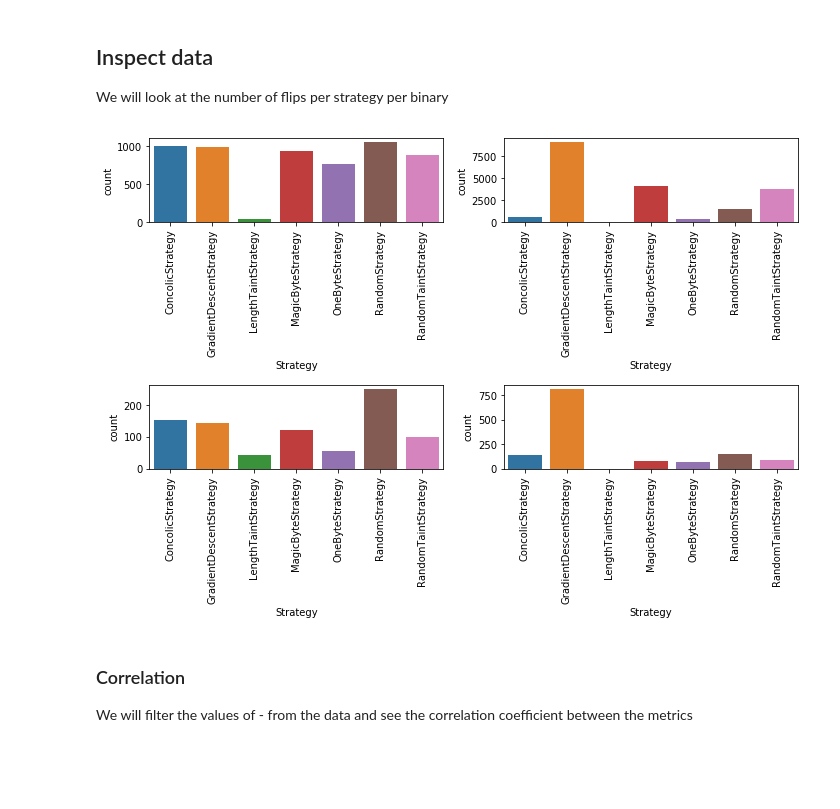
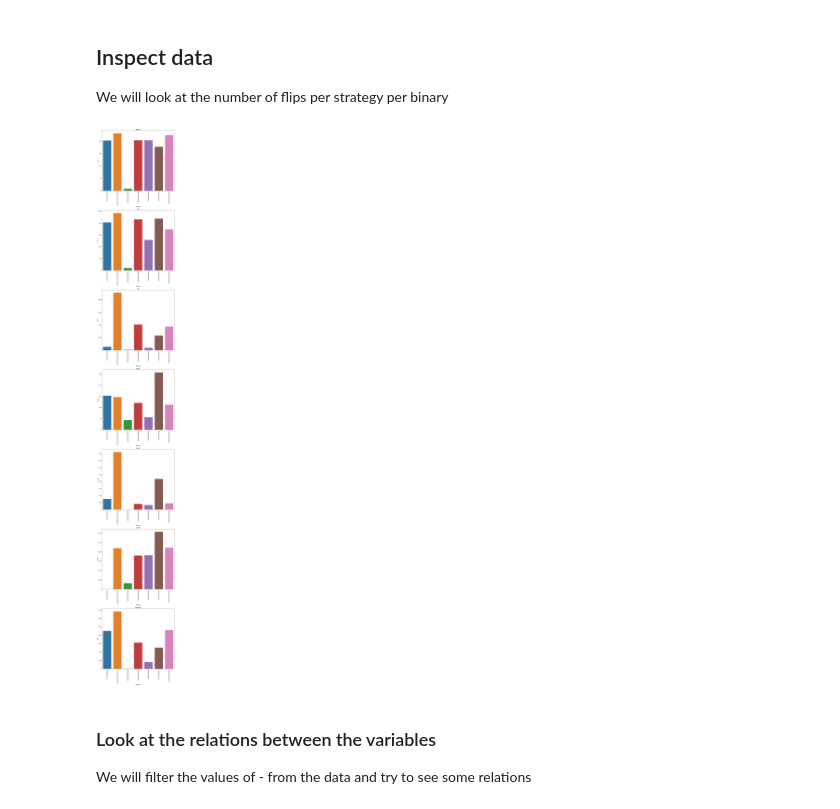
Before and after one commit to Dhayalanb/MotivationThesis, a Jupyter notebook: fuzz_checker/fuzz_checker.ipynb, the cells around one changed output. Cells and saved outputs as stored; diff of their text form; code cells hidden in the pictures; blank space fills up the shorter version.

```diff
--- a/fuzz_checker/fuzz_checker.ipynb
+++ b/fuzz_checker/fuzz_checker.ipynb
@@ -17,14 +17,14 @@ import matplotlib.pyplot as plt
 
 STRATEGIES = ['GradientDescentStrategy', 'MagicByteStrategy' , 'OneByteStrategy', 'LengthTaintStrategy', 'ConcolicStrategy', 'RandomStrategy', 'RandomTaintStrategy']
 VARIABLES_TO_TEST = ['oviedo', 'cyclomatic' , 'nrOfOffsets', 'cases', 'chain_size', 'depth2', 'trace_length']
-PROGRAMS = [#"gif2png",
-"file", "nm", "djpeg", "jhead", #"xmlwf",
+PROGRAMS = ["gif2png",
+"file", "nm", "djpeg", "jhead", "xmlwf", "tcpdump"
 ]
 
 all_data = []
 for program in PROGRAMS:
-    print("Reading " + "../results/%s_raw_depth.csv" % program)
-    program_data = pd.read_csv("../results/%s_raw_depth.csv" % program, index_col=False)
+    print("Reading " + "../results/%s/raw_data.csv" % program)
+    program_data = pd.read_csv("../results/%s/raw_data.csv" % program, index_col=False)
     program_data["program"] = program
     all_data.append(program_data)
 data = pd.concat(all_data)
@@ -35,4 +35,6 @@ data["Strategy"] = data["Strategy"].astype('category')
 
 #add new column
 data["relative_depth"] = data["depth2"]/data["trace_length"]
+print("done")
+data.info()
 # %% [output]
@@ -58,15 +74,16 @@ We will look at the number of flips per strategy per binary
 # %%
 
 df = data
 programs = df.program.unique()
-fig, axs = plt.subplots(nrows=int(programs.size/2), ncols=2, figsize =(10, df["Strategy"].unique().size))
+fig, axs = plt.subplots(nrows=int(programs.size), ncols=1, figsize =(10, df["Strategy"].unique().size*10))
 axs = axs.flatten()
 for ax, program in zip(axs,programs):
     ax = sns.countplot(x="Strategy", data=df[ (df["program"] == program) & (df["flipped"] == 1)], order=df.Strategy.cat.categories,  ax=ax)
     ax.set_xticklabels(df.Strategy.cat.categories, rotation = 90)
+    ax.set_title(program)
 plt.tight_layout()
 # %% [output]
-[figure, old version]
+[figure, new version]
 # %% [markdown]
-### Correlation
-We will filter the values of - from the data and see the correlation coefficient between the metrics
+### Look at the relations between the variables
+We will filter the values of - from the data and try to see some relations
```
Also changed, not shown: parts of 25 cells of this notebook.
